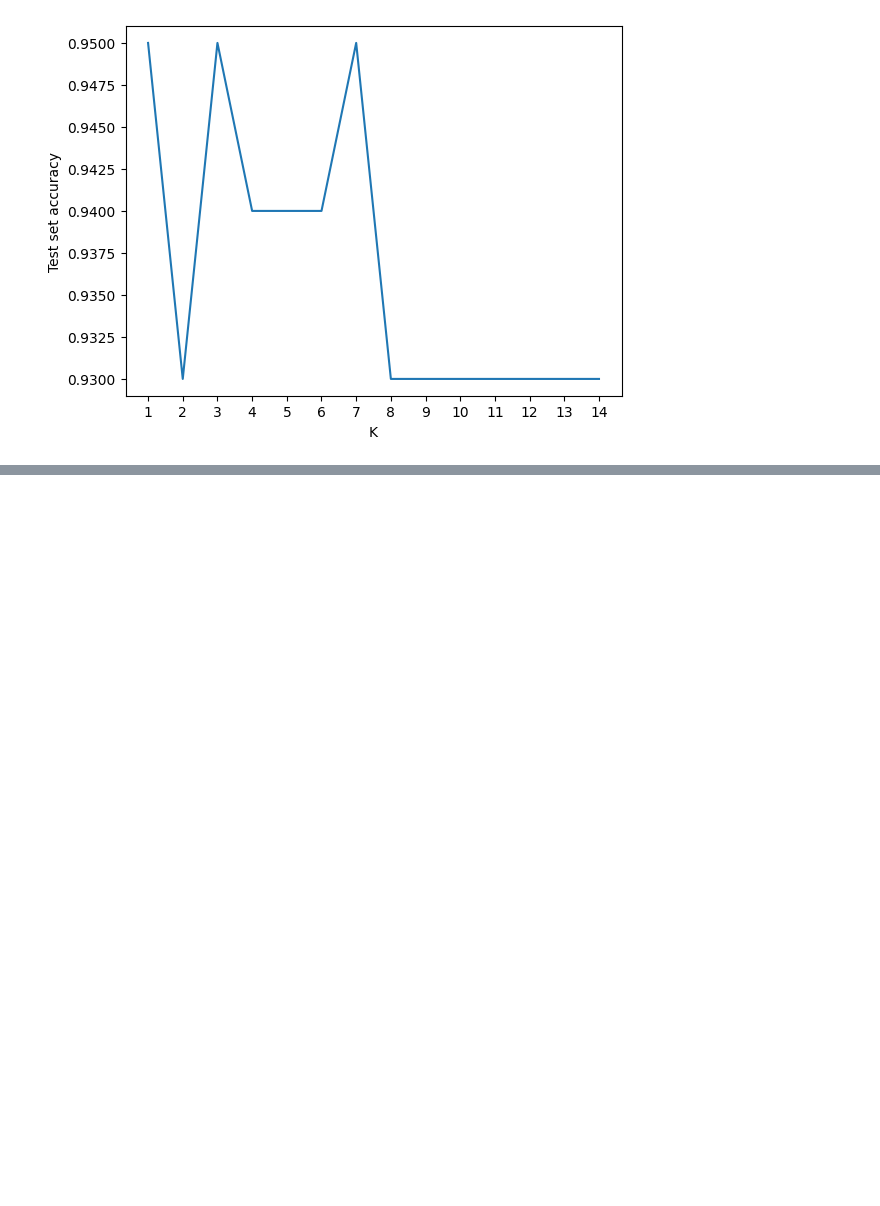
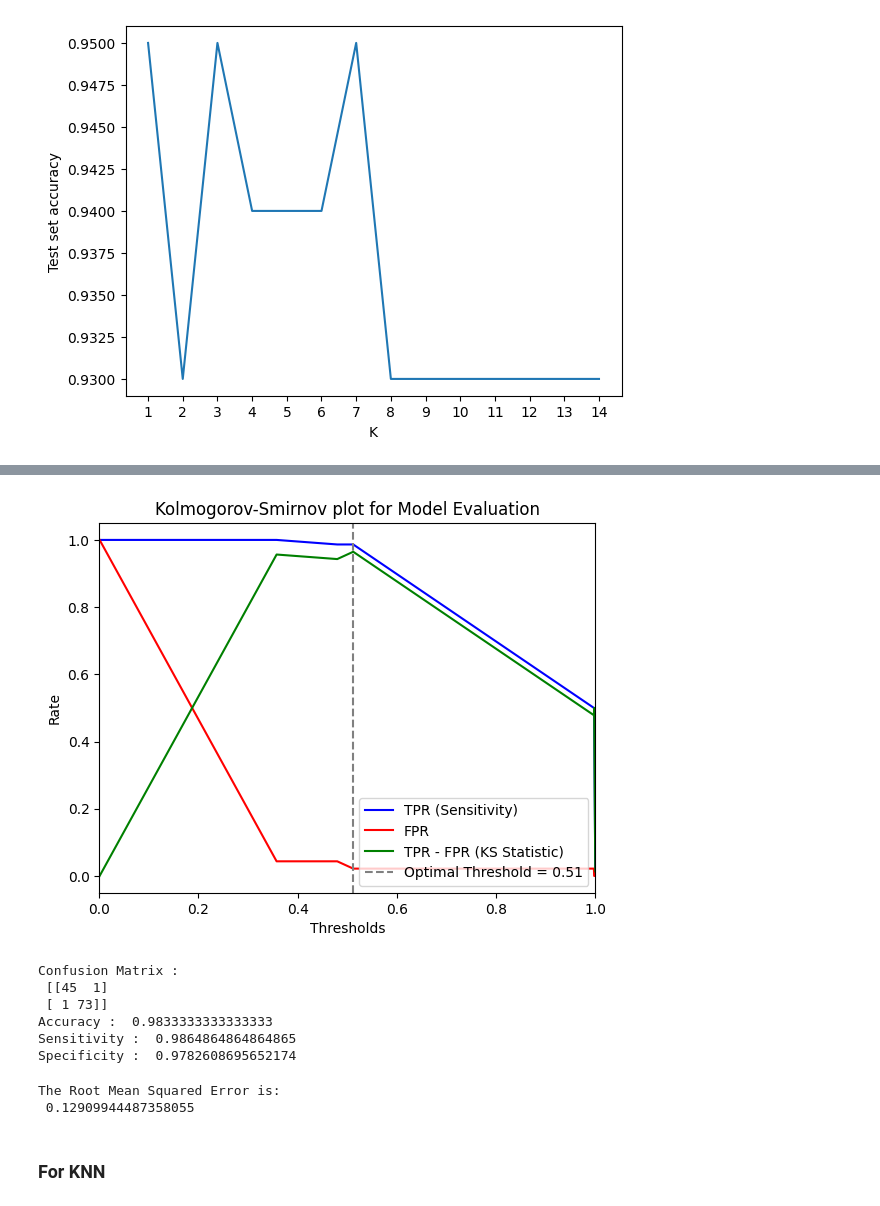
Before and after one commit to Anu-Kumar2/STATS3DA3_A6, a Jupyter notebook: A6_Git.ipynb, the cells around one changed output, grey strips where cells are left out. Drawn from its saved outputs; the diff is of its cells as text; code cells hidden in the pictures; blank space fills up the shorter version.

```diff
--- a/A6_Git.ipynb
+++ b/A6_Git.ipynb
@@ -556,0 +757,14 @@ plt.show()
+# %%
+plt.plot(thresholds, tpr, label='TPR (Sensitivity)', color='blue')
+plt.plot(thresholds, fpr, label='FPR', color='red')
+plt.plot(thresholds, tpr - fpr, label='TPR - FPR (KS Statistic)', color='green')
+plt.axvline(x=ks_threshold, color='grey', linestyle='--', label=f'Optimal Threshold = {ks_threshold:.2f}')
+plt.title('Kolmogorov-Smirnov plot for Model Evaluation')
+plt.xlabel('Thresholds')
+plt.ylabel('Rate')
+plt.legend()
+plt.xlim([0.0, 1.0])
+#plt.gca().invert_xaxis()
+plt.show()
+# %% [output]
+[figure, added]
@@ -556,0 +774,29 @@ plt.show()
+# %%
+cm = confusion_matrix(df.y_test, df.y_test_pred)
+print('Confusion Matrix : \n', cm)
+# From confusion matrix, calculate accuracy
+
+total = sum(sum(cm))
+
+accuracy = (cm[0,0]+cm[1,1])/total
+print ('Accuracy : ', accuracy)
+
+sensitivity = cm[1,1]/(cm[1,0]+cm[1,1])
+print('Sensitivity : ', sensitivity )
+
+specificity = cm[0,0]/(cm[0,0]+cm[0,1])
+print('Specificity : ', specificity)
+# %% [output]
+Confusion Matrix :
+ [[45  1]
+ [ 1 73]]
+Accuracy :  0.9833333333333333
+Sensitivity :  0.9864864864864865
+Specificity :  0.9782608695652174
+# %%
+print('The Root Mean Squared Error is: \n', np.sqrt(metrics.mean_squared_error(df.y_test, df.y_test_pred)))
+# %% [output]
+The Root Mean Squared Error is:
+ 0.12909944487358055
+# %% [markdown]
+### For KNN
```
Also changed, not shown: parts of 66 cells of this notebook.
